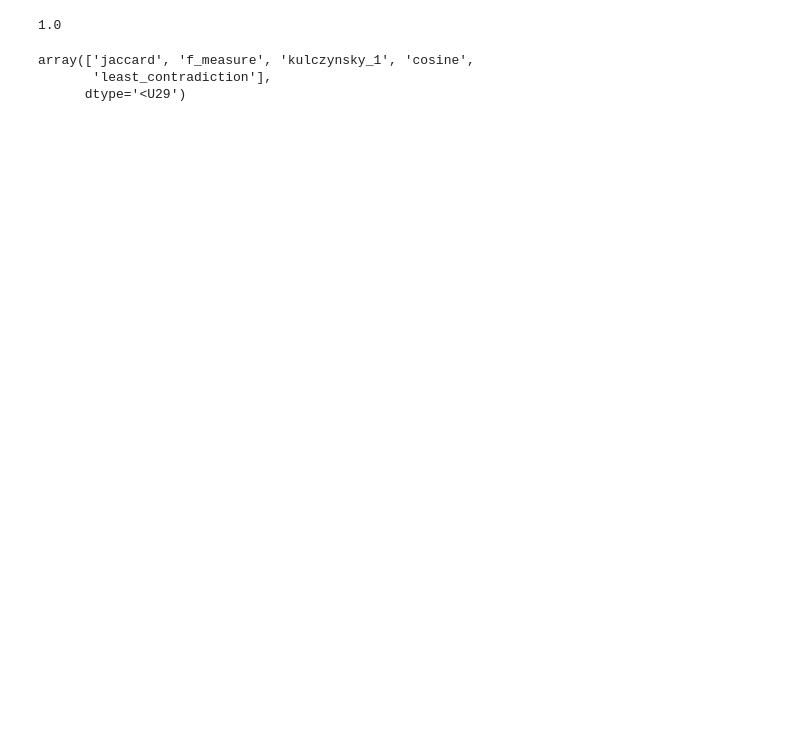
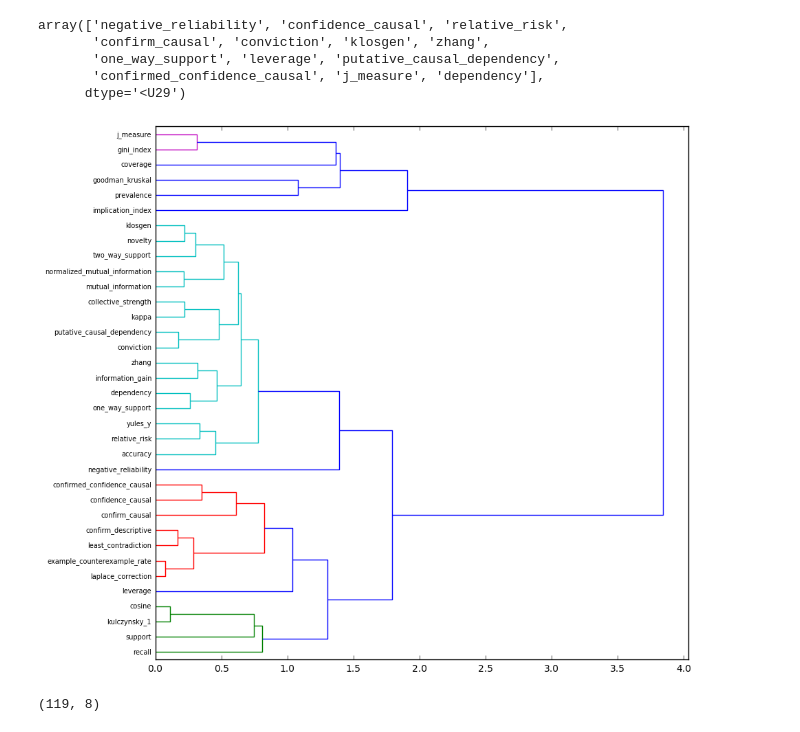
Before and after one commit to Nk173/arm_sourcecode, a Jupyter notebook: Workbook.ipynb, the cells around one changed output. Cells and saved outputs as stored; diff of their text form; code cells hidden in the pictures; blank space fills up the shorter version.

```diff
--- a/Workbook.ipynb
+++ b/Workbook.ipynb
@@ -89,7 +135,0 @@ print(Y_prop)
-# %%
-from sklearn.model_selection import train_test_split
-X_train, X_test, y_train, y_test = train_test_split(X,Y_prop, random_state=43, train_size = 0.7)
-predictions, tree_classifier = mc.classify_decision_tree(X,Y_prop, criterion='gini');
-print(tree_classifier.score(X_test,y_test))
-# %% [output]
-1.0
@@ -98,6 +136,9 @@ mc.export_to_pdf(tree_classifier, n_clusters, len(measures_arr))
-# %%
-measures_arr[(X[:,6] == 1) & (X[:,1] == 1)]
-# %% [output]
-array(['jaccard', 'f_measure', 'kulczynsky_1', 'cosine',
-       'least_contradiction'],
-      dtype='<U29')
+# %%
+# measures_arr[(X[:,0] == 0) & ((X[:,1] == 0)) & ((X[:,2] == 0)) & ((X[:,4] == 0)) & ((X[:,5] == 0)) & ((X[:,6] == 0)) & ((X[:,7] == 0))]
+measures_arr[(X[:,36] == 1) & ((X[:,48] == -1)) & ((X[:,111] == -1))]
+# %% [output]
+array(['negative_reliability', 'confidence_causal', 'relative_risk',
+       'confirm_causal', 'conviction', 'klosgen', 'zhang',
+       'one_way_support', 'leverage', 'putative_causal_dependency',
+       'confirmed_confidence_causal', 'j_measure', 'dependency'],
+      dtype='<U29')
@@ -103,0 +149,4 @@ array(['jaccard', 'f_measure', 'kulczynsky_1', 'cosine',
+# %%
+ranks_matrix.show_dendrogram()
+# %% [output]
+[figure, added]
@@ -103,0 +160,4 @@ array(['jaccard', 'f_measure', 'kulczynsky_1', 'cosine',
+# %%
+a.shape
+# %% [output]
+(119, 8)
```
Also changed, not shown: parts of 28 cells of this notebook, 44 other files.
